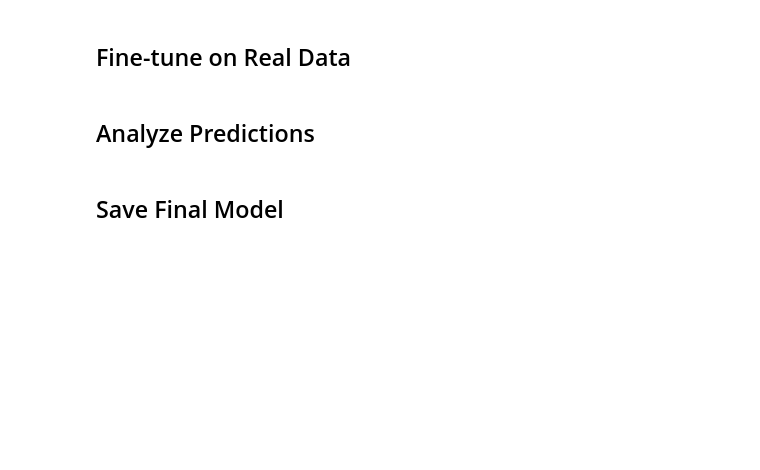
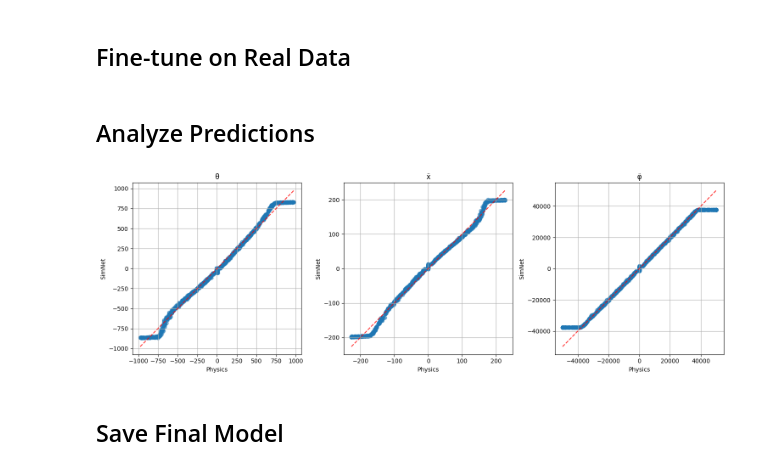
Before and after one commit to EyalPorat/ddpg-balancing-robot, a Jupyter notebook: python/notebooks/train_simnet.ipynb, the cells around one changed output. Drawn from its saved outputs; the diff is of its cells as text; code cells hidden in the pictures; blank space fills up the shorter version.

Commit message:
simnet simulation training runs

```diff
--- a/python/notebooks/train_simnet.ipynb
+++ b/python/notebooks/train_simnet.ipynb
@@ -19,26 +34,16 @@ from src.balancing_robot.visualization import plot_predictions_comparison
 ## Initialize Models and Environment
 # %%
 # Set random seeds
-torch.manual_seed(42)
-np.random.seed(42)
+torch.manual_seed(simnet_config['data_collection']['random_seed'])
+np.random.seed(simnet_config['data_collection']['random_seed'])
 
 # Create environment for physics data
-env = BalancerEnv()
+env = BalancerEnv(config_path='../configs/env_config.yaml')
 
-# Initialize SimNet
-state_dim = env.observation_space.shape[0]
-action_dim = env.action_space.shape[0]
-simnet = SimNet(
-    state_dim=state_dim,
-    action_dim=action_dim,
-    hidden_dims=(128, 128),
-    learning_rate=1e-3
-)
-
-# Initialize trainer
+# Initialize trainer with config
 trainer = SimNetTrainer(
     env=env,
-    config_path=Path('../configs/simnet_config.yaml'),
+    config_path='../configs/simnet_config.yaml'
 )
 # %% [markdown]
 ## Collect and Process Physics Data
@@ -54,15 +59,10 @@ ValueError: setting an array element with a sequence. The requested array has an
 # %% [markdown]
 ## Train on Physics Data
 # %%
-# Create log directory
-log_dir = Path('logs/simnet_training')
-log_dir.mkdir(parents=True, exist_ok=True)
-
 # Train on physics data
 physics_history = trainer.train(
     train_data=train_data,
     val_data=val_data,
-    num_epochs=50,
-    batch_size=512,
+    is_finetuning=False,
     log_dir=log_dir / 'physics'
 )
@@ -82,33 +100,34 @@ print(f"Processed {len(real_val_data['states'])} real validation samples")
 # %% [markdown]
 ## Fine-tune on Real Data
 # %%
-# Fine-tune on real data
-real_history = trainer.train(
-    train_data=real_train_data,
-    val_data=real_val_data,
-    num_epochs=20,
-    batch_size=128,
-    log_dir=log_dir / 'real'
-)
+# # Fine-tune on real data
+# real_history = trainer.train(
+#     train_data=real_train_data,
+#     val_data=real_val_data,
+#     is_finetuning=True,
+#     log_dir=log_dir / 'real'
+# )
 # %% [markdown]
 ## Analyze Predictions
 # %%
 # Compare physics and SimNet predictions
 test_states = val_data['states'][:1000]
 test_actions = val_data['actions'][:1000]
 
 physics_preds = np.array([env.physics.get_acceleration(state, action)
                          for state, action in zip(test_states, test_actions)])
 
-simnet_preds = np.array([simnet.get_accelerations(state, action)
+simnet_preds = np.array([trainer.simnet.get_accelerations(state, action)
                          for state, action in zip(test_states, test_actions)])
 
 # Plot comparison
 fig = plot_predictions_comparison(
     physics_preds=physics_preds,
     simnet_preds=simnet_preds,
     save_path=log_dir / 'prediction_comparison.png'
 )
 plt.show()
+# %% [output]
+[figure, added]
 # %% [markdown]
 ## Save Final Model
```
Also changed, not shown: parts of 8 cells of this notebook, 10 other files.
